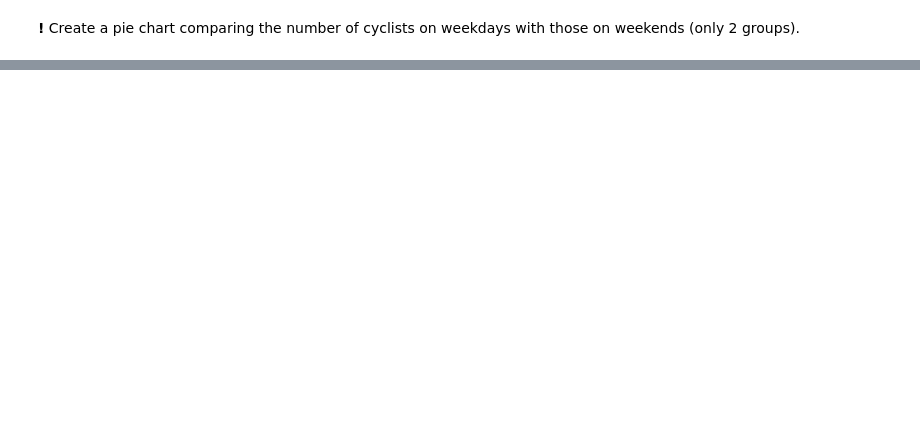
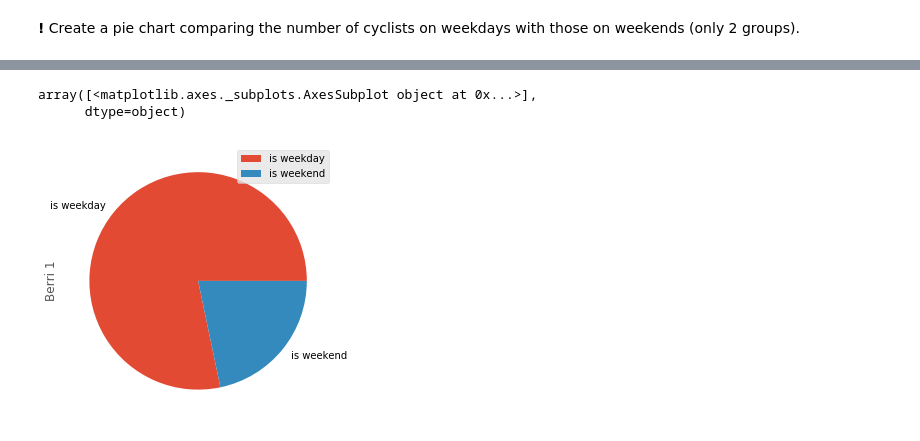
Before and after one commit to bensn131/pandas-cookbook, a Jupyter notebook: cookbook/Chapter 4 - Find out on which weekday people bike the most with groupby and aggregate.ipynb, the cells around one changed output, grey strips where cells are left out. Cells and saved outputs as stored; diff of their text form; code cells hidden in the pictures; blank space fills up the shorter version.

```diff
--- a/cookbook/Chapter 4 - Find out on which weekday people bike the most with groupby and aggregate.ipynb
+++ b/cookbook/Chapter 4 - Find out on which weekday people bike the most with groupby and aggregate.ipynb
@@ -117,0 +195,24 @@ weekday_counts.plot(kind='pie')
+# %%
+#Solution:
+bikes = pd.read_csv('../data/bikes.csv',
+                    sep=';', encoding='latin1',
+                    parse_dates=['Date'], dayfirst=True,
+                    index_col='Date')
+berri_bikes = bikes[['Berri 1']].copy()
+
+# get corresponding weekday entries as a Series
+weekday = berri_bikes.index.weekday
+
+# Based on the series 'weekday', create a column 'is_weekend' that indicates whether it is a weekend day or weekday.
+berri_bikes['is_weekend'] = weekday // 5
+
+#convert to strings 'is weekday' and 'is weekend'
+berri_bikes['is_weekend'] = berri_bikes['is_weekend'].astype(str).replace({'0': 'is weekday', '1': 'is weekend'})
+
+# Add up the number of cyclists using the 'is_weekend' column, and plot!
+weekday_counts = berri_bikes.groupby('is_weekend').aggregate(sum)
+weekday_counts.plot(kind='pie', subplots=True)
+# %% [output]
+array([<matplotlib.axes._subplots.AxesSubplot object at 0x...>],
+      dtype=object)
+[figure, added]
```
Also changed, not shown: parts of 18 cells of this notebook, 10 other files.
